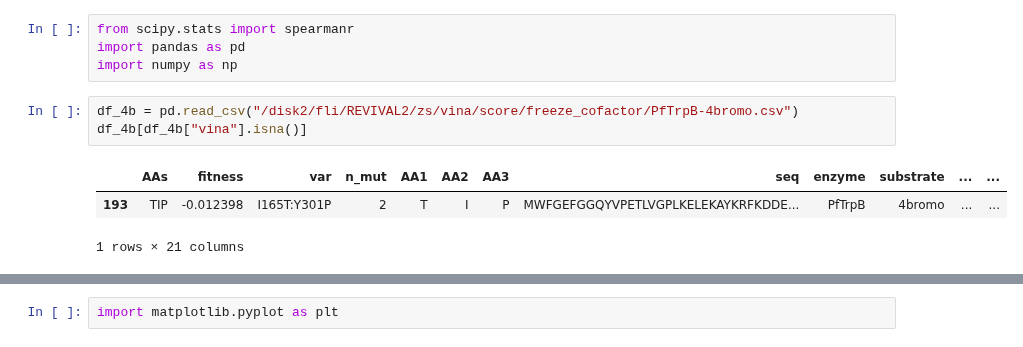
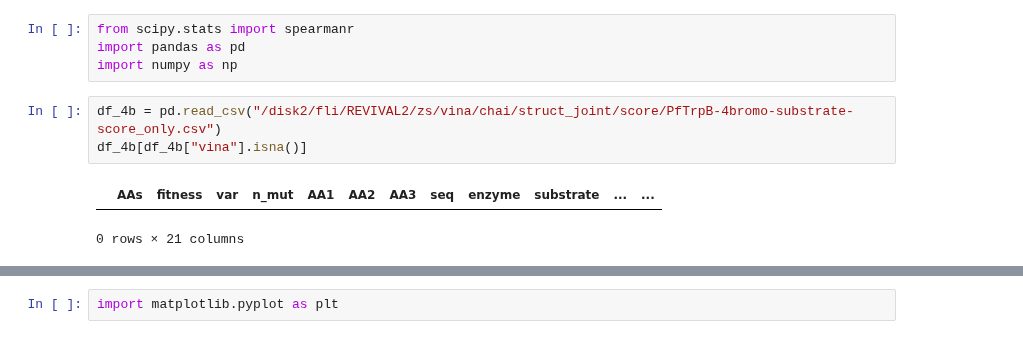
Before and after one commit to fhalab/substrate_aware_zs, a Jupyter notebook: sandbox/test_vinascore.ipynb, the cells around one changed output, grey strips where cells are left out. Saved outputs shown, nothing was run; the diff lists cells and outputs as text.

```diff
--- a/sandbox/test_vinascore.ipynb
+++ b/sandbox/test_vinascore.ipynb
@@ -12,9 +27,8 @@ from scipy.stats import spearmanr
 import pandas as pd
 import numpy as np
 # %%
-df_4b = pd.read_csv("/disk2/fli/REVIVAL2/zs/vina/score/freeze_cofactor/PfTrpB-4bromo.csv")
+df_4b = pd.read_csv("/disk2/fli/REVIVAL2/zs/vina/chai/struct_joint/score/PfTrpB-4bromo-substrate-score_only.csv")
 df_4b[df_4b["vina"].isna()]
 # %% [output]
 |  | AAs | fitness | var | n_mut | AA1 | AA2 | AA3 | seq | enzyme | substrate | ... | ... |
-| 193 | TIP | -0.012398 | I165T:Y301P | 2 | T | I | P | MWFGEFGGQYVPETLVGPLKELEKAYKRFKDDE... | PfTrpB | 4bromo | ... | ... |
-1 rows × 21 columns
+0 rows × 21 columns
```
Also changed, not shown: parts of 5 cells of this notebook, 6 other files.
